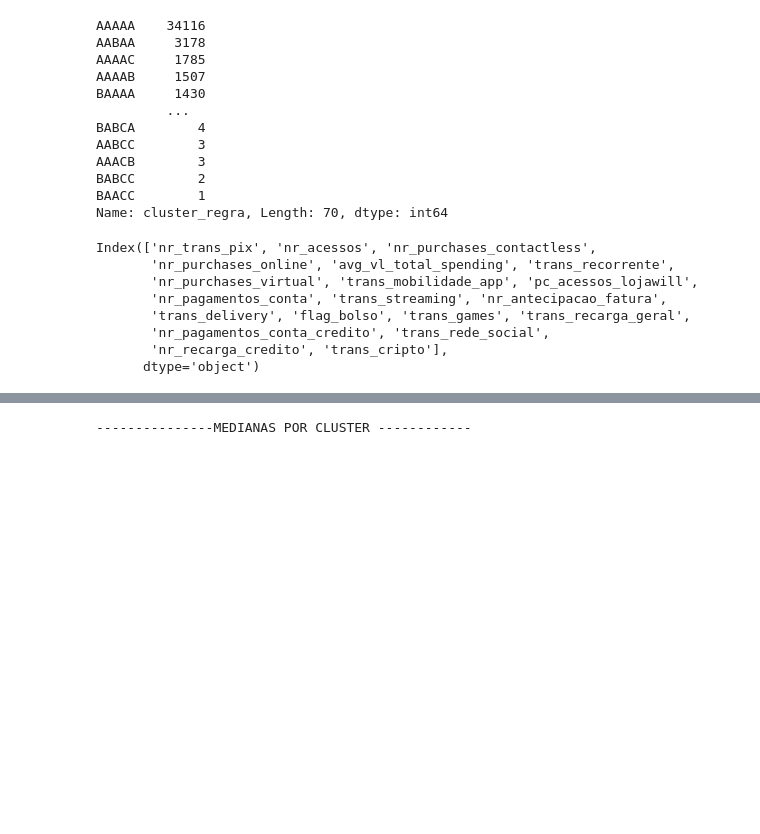
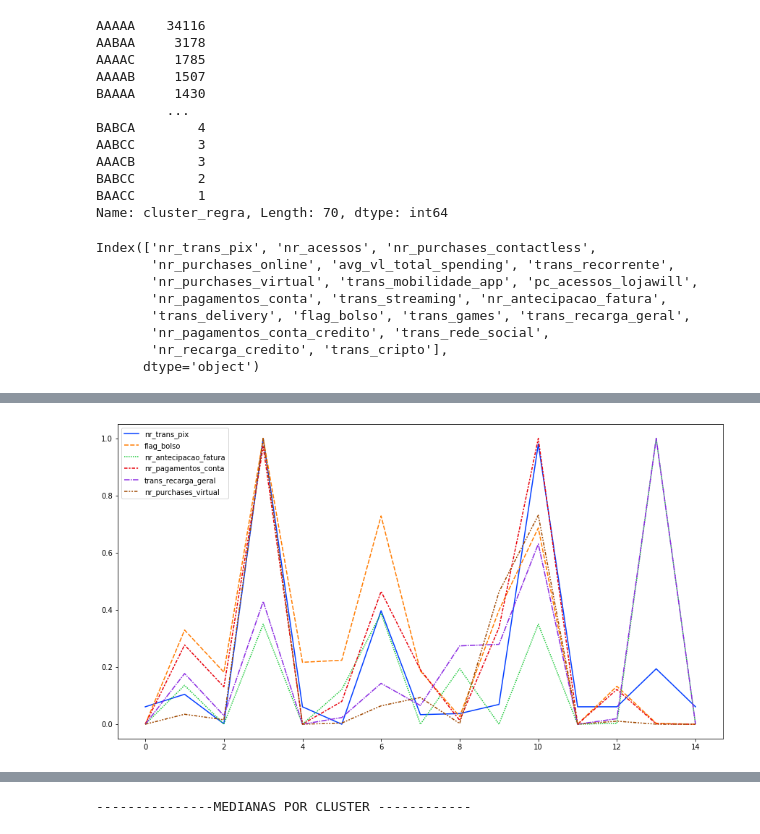
Before and after one commit to FlaviaCostaWill/diretorio_trabalho, a Jupyter notebook: Segmentação digital/01 - Teste clusterização tsne.ipynb, the cells around one changed output, grey strips where cells are left out. Saved outputs shown, nothing was run; the diff lists cells and outputs as text; code cells hidden in the pictures; blank space fills up the shorter version.

```diff
--- a/Segmentação digital/01 - Teste clusterização tsne.ipynb
+++ b/Segmentação digital/01 - Teste clusterização tsne.ipynb
@@ -267,0 +359,6 @@ df[totalfeat].groupby('cluster').mean().style.apply(highlight_max)
+# %%
+plt.figure(figsize=(15,8))
+sns.lineplot(data = agg.drop('cluster', axis = 1)[lista_features], palette = 'bright')
+plt.show()
+# %% [output]
+[figure, added]
```
Also changed, not shown: parts of 20 cells of this notebook, 11 other files.
